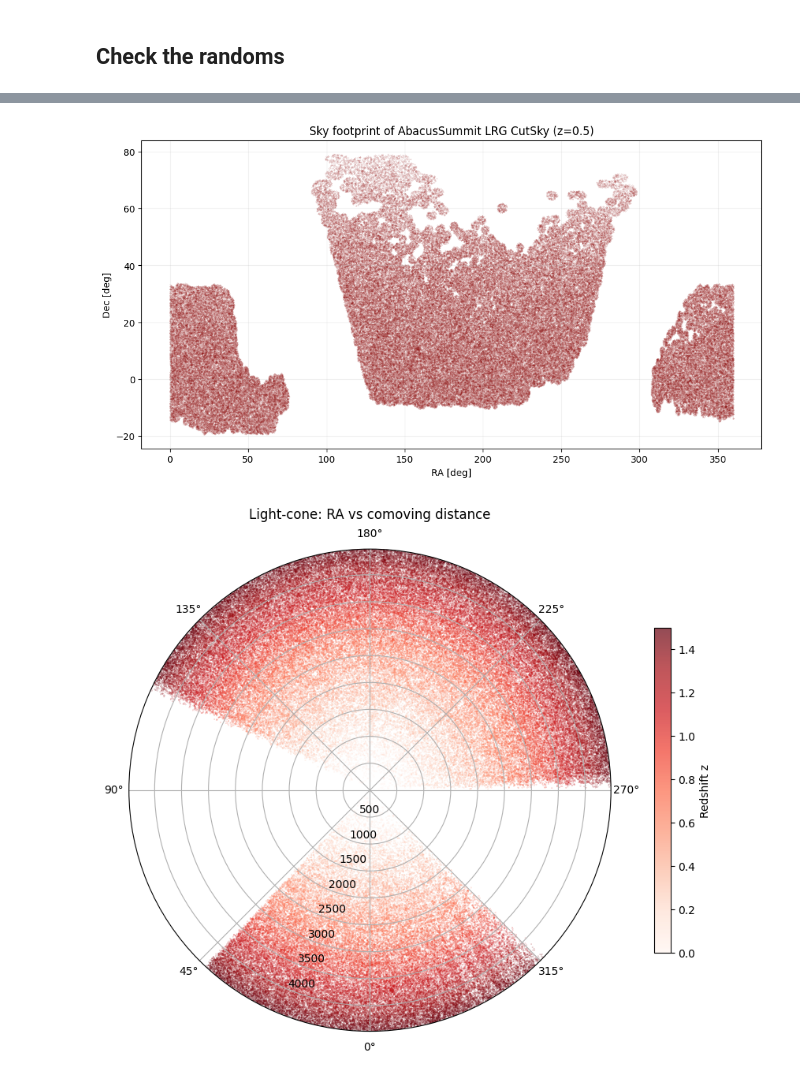
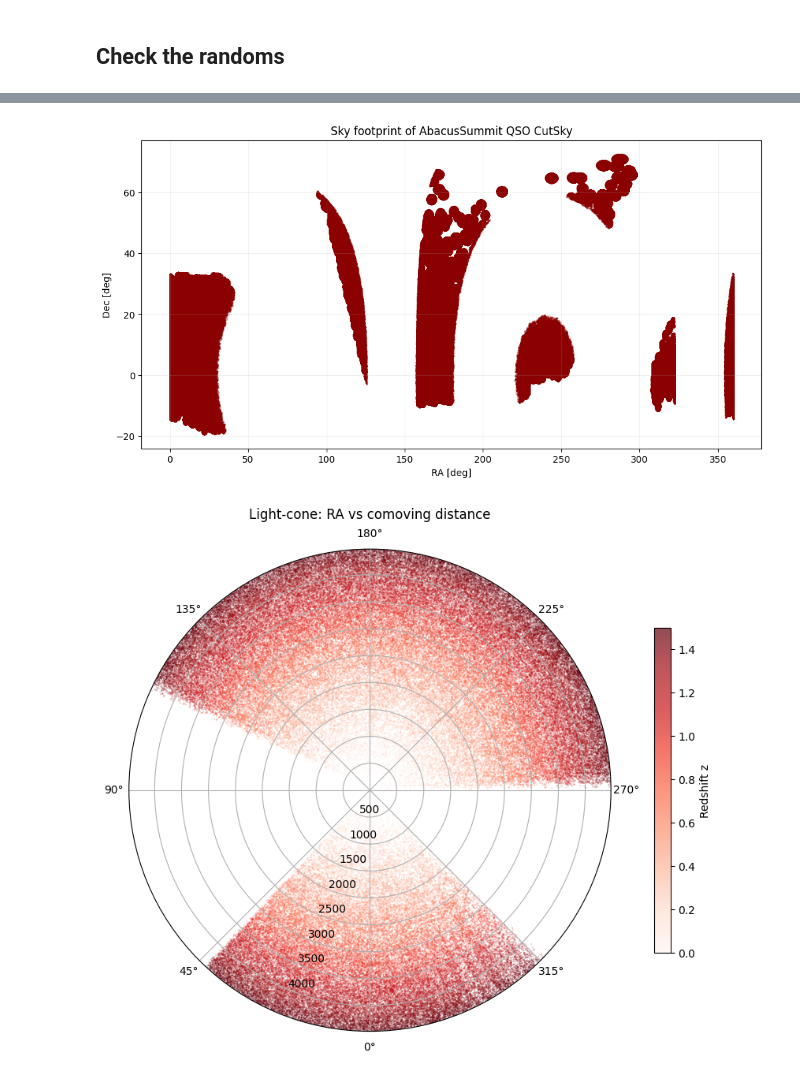
Before and after one commit to ShengyuHE/desi_y3_redshift_errors, a Jupyter notebook: main/clustering/notebooks/check_mock.ipynb, the cells around one changed output, grey strips where cells are left out. Drawn from its saved outputs; the diff is of its cells as text; code cells hidden in the pictures.

```diff
--- a/main/clustering/notebooks/check_mock.ipynb
+++ b/main/clustering/notebooks/check_mock.ipynb
@@ -314,6 +313,10 @@ NameError: name 'data' is not defined
 # %% [markdown]
 ## Check the randoms
 # %%
-dir = '/global/cfs/projectdirs/desi/mocks/cai/abacus_HF/DR2_v1.0/randoms/raw'
-ran_fn = dir+'/rands_intiles_DARK_13_NO_imagingmask_withz.fits'
-random = Table.read(ran_fn)
+from astropy.table import Table
+
+data_fn = '/pscratch/sd/x/xryang/QSO_cutsky/ph000/merged_cutsky.dat'
+random_fn = '/pscratch/sd/x/xryang/QSO_cutsky/ph000/merged_random.dat'
+
+# data = Table.read(data_fn, format="ascii.commented_header")
+data = np.loadtxt(data_fn, max_rows=10000000)
@@ -342,22 +342,24 @@ Table length=32943255
 # %%
 # Extract coordinates
-ra = np.asarray(data['RA'])
-dec = np.asarray(data['DEC'])
+# ra = np.asarray(data['RA'])
+ra = np.asarray(data[:,0])
+# dec = np.asarray(data['DEC'])
+dec = np.asarray(data[:,1])
 
 # If the catalog is huge, downsample for speed
-idx = np.random.choice(len(ra), size=200000, replace=False)  # sample 2e5 points
-ra, dec = ra[idx], dec[idx]
+# idx = np.random.choice(len(ra), size=200000, replace=False)  # sample 2e5 points
+# ra, dec = ra[idx], dec[idx]
 
 # Plot
 plt.figure(figsize=(12, 6))
-plt.scatter(ra, dec, s=0.05, color='darkred', alpha=0.3)
+plt.scatter(ra, dec, s=0.01, color='darkred', alpha=0.3)
 plt.xlabel('RA [deg]')
 plt.ylabel('Dec [deg]')
-plt.title('Sky footprint of AbacusSummit LRG CutSky (z=0.5)')
+plt.title('Sky footprint of AbacusSummit QSO CutSky')
 plt.grid(alpha=0.2)
 plt.show()
 # %% [output]
-[figure, old version]
+[figure, new version]
 # %%
 import numpy as np
 import matplotlib.pyplot as plt
```
Also changed, not shown: parts of 4 cells of this notebook, 42 other files.
